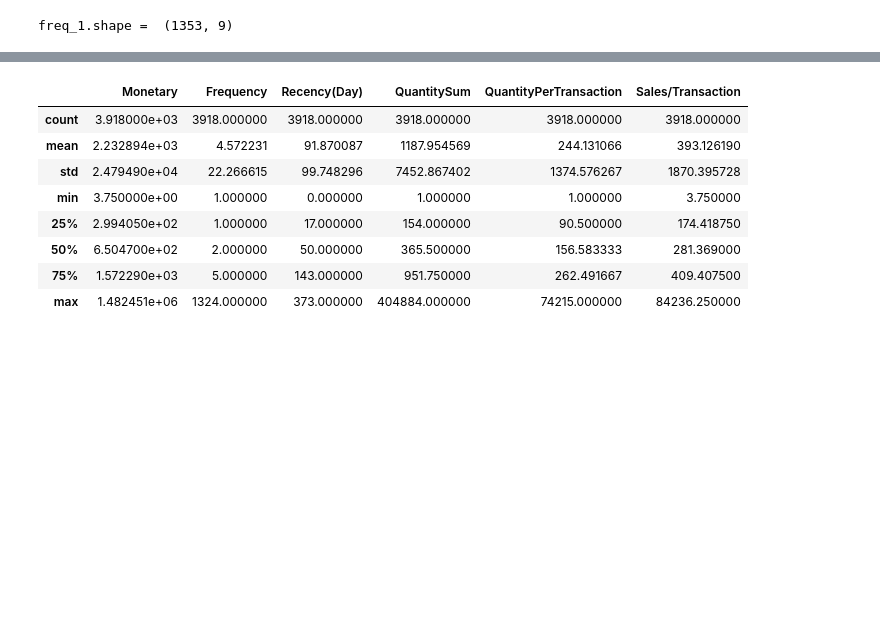
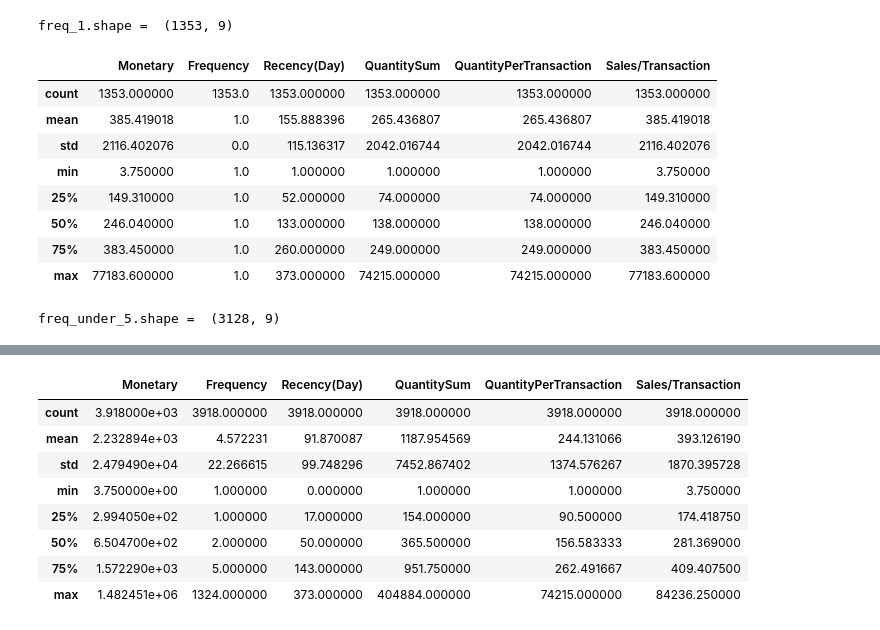
Before and after one commit to Fujiki-Nakamura/OnlineRetailAnalysis, a Jupyter notebook: MachineLearning/RFM.ipynb, the cells around one changed output, grey strips where cells are left out. Cells and saved outputs as stored; diff of their text form; code cells hidden in the pictures; blank space fills up the shorter version.

```diff
--- a/MachineLearning/RFM.ipynb
+++ b/MachineLearning/RFM.ipynb
@@ -611,3 +604,21 @@ freq_1 = df_uk_per_customer[df_uk_per_customer['Frequency'] == 1]
 print('freq_1.shape = ', freq_1.shape)
 # %% [output]
 freq_1.shape =  (1353, 9)
+# %%
+freq_1.describe()
+# %% [output]
+|  | Monetary | Frequency | Recency(Day) | QuantitySum | QuantityPerTransaction | Sales/Transaction |
+| count | 1353.000000 | 1353.0 | 1353.000000 | 1353.000000 | 1353.000000 | 1353.000000 |
+| mean | 385.419018 | 1.0 | 155.888396 | 265.436807 | 265.436807 | 385.419018 |
+| std | 2116.402076 | 0.0 | 115.136317 | 2042.016744 | 2042.016744 | 2116.402076 |
+| min | 3.750000 | 1.0 | 1.000000 | 1.000000 | 1.000000 | 3.750000 |
+| 25% | 149.310000 | 1.0 | 52.000000 | 74.000000 | 74.000000 | 149.310000 |
+| 50% | 246.040000 | 1.0 | 133.000000 | 138.000000 | 138.000000 | 246.040000 |
+| 75% | 383.450000 | 1.0 | 260.000000 | 249.000000 | 249.000000 | 383.450000 |
+| max | 77183.600000 | 1.0 | 373.000000 | 74215.000000 | 74215.000000 | 77183.600000 |
+# %%
+# 延べ購入回数 <= 5 のカスタマ数
+freq_under_5 = df_uk_per_customer[df_uk_per_customer['Frequency'] <= 5]
+print('freq_under_5.shape = ', freq_under_5.shape)
+# %% [output]
+freq_under_5.shape =  (3128, 9)
```
Also changed, not shown: parts of 10 cells of this notebook, 4 other files.
